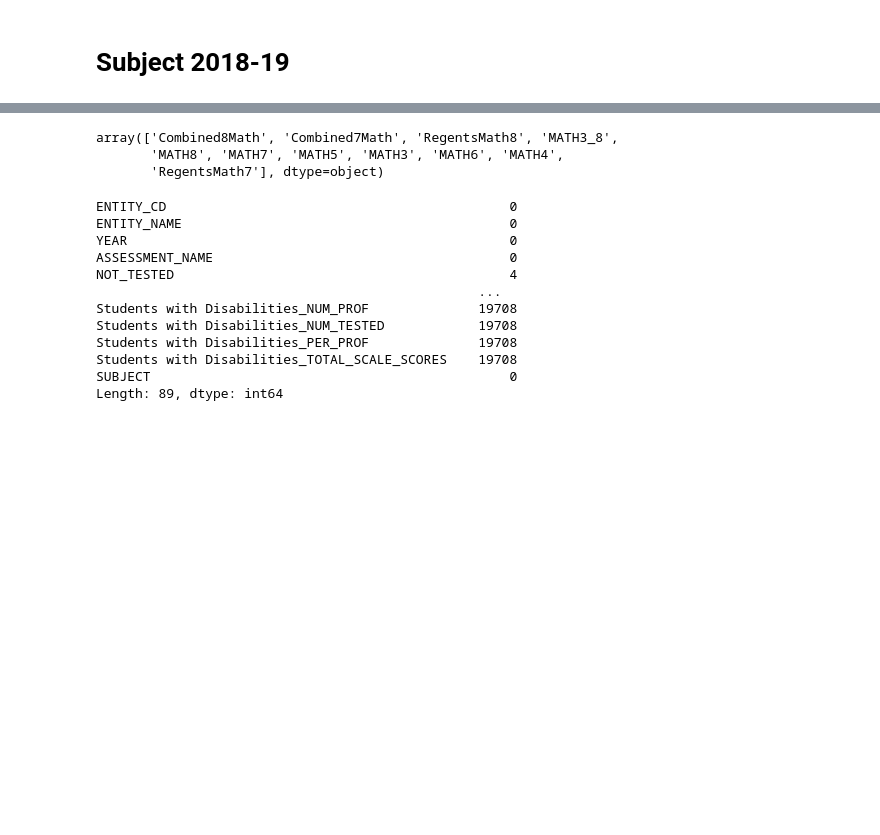
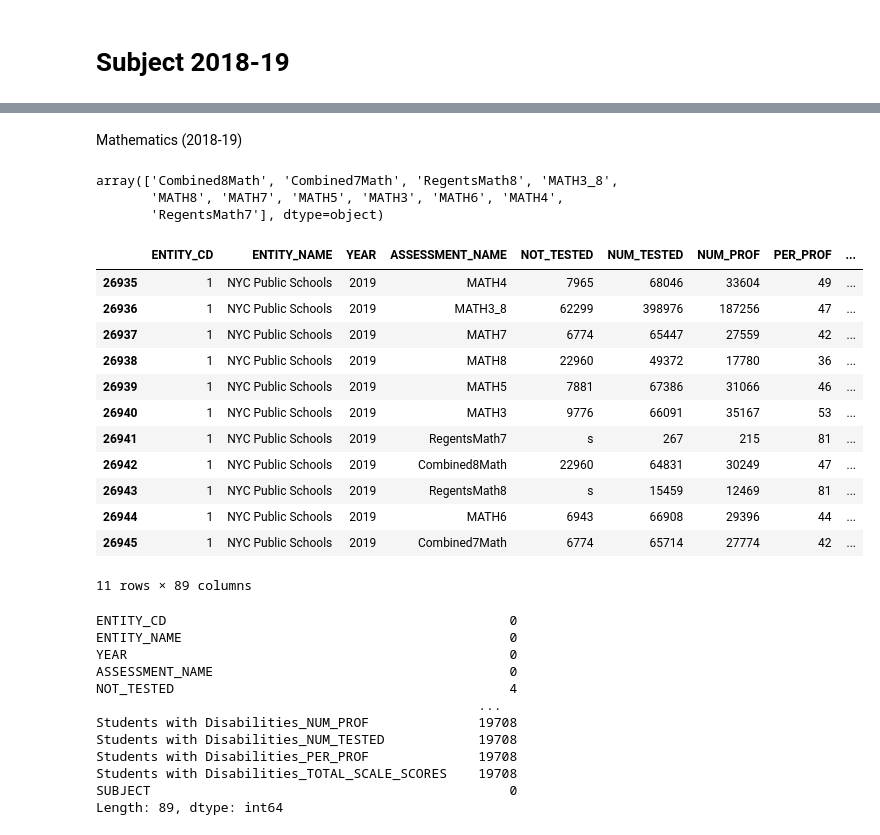
Before and after one commit to kashafali8/COVID-s-Impact-on-Students-Learning-Outcomes, a Jupyter notebook: Data_clean_merge/Merging_Subjects.ipynb, the cells around one changed output, grey strips where cells are left out. Cells and saved outputs as stored; diff of their text form; code cells hidden in the pictures; blank space fills up the shorter version.

```diff
--- a/Data_clean_merge/Merging_Subjects.ipynb
+++ b/Data_clean_merge/Merging_Subjects.ipynb
@@ -100,3 +162,5 @@ array(['Combined8Math', 'Combined7Math', 'RegentsMath8', 'MATH3_8',
+# %% [markdown]
+Mathematics (2018-19)
 # %%
 Math_2018_2019 = pd.read_csv('df_Math_2019.csv')
 
@@ -108,6 +172,22 @@ Math_2018_2019["ASSESSMENT_NAME"].unique()
 array(['Combined8Math', 'Combined7Math', 'RegentsMath8', 'MATH3_8',
        'MATH8', 'MATH7', 'MATH5', 'MATH3', 'MATH6', 'MATH4',
        'RegentsMath7'], dtype=object)
+# %%
+Math_2018_2019[(Math_2018_2019["YEAR"] == 2019) & (Math_2018_2019["ENTITY_CD"] == 1)]
+# %% [output]
+|  | ENTITY_CD | ENTITY_NAME | YEAR | ASSESSMENT_NAME | NOT_TESTED | NUM_TESTED | NUM_PROF | PER_PROF | ... |
+| 26935 | 1 | NYC Public Schools | 2019 | MATH4 | 7965 | 68046 | 33604 | 49 | ... |
+| 26936 | 1 | NYC Public Schools | 2019 | MATH3_8 | 62299 | 398976 | 187256 | 47 | ... |
+| 26937 | 1 | NYC Public Schools | 2019 | MATH7 | 6774 | 65447 | 27559 | 42 | ... |
+| 26938 | 1 | NYC Public Schools | 2019 | MATH8 | 22960 | 49372 | 17780 | 36 | ... |
+| 26939 | 1 | NYC Public Schools | 2019 | MATH5 | 7881 | 67386 | 31066 | 46 | ... |
+| 26940 | 1 | NYC Public Schools | 2019 | MATH3 | 9776 | 66091 | 35167 | 53 | ... |
+| 26941 | 1 | NYC Public Schools | 2019 | RegentsMath7 | s | 267 | 215 | 81 | ... |
+| 26942 | 1 | NYC Public Schools | 2019 | Combined8Math | 22960 | 64831 | 30249 | 47 | ... |
+| 26943 | 1 | NYC Public Schools | 2019 | RegentsMath8 | s | 15459 | 12469 | 81 | ... |
+| 26944 | 1 | NYC Public Schools | 2019 | MATH6 | 6943 | 66908 | 29396 | 44 | ... |
+| 26945 | 1 | NYC Public Schools | 2019 | Combined7Math | 6774 | 65714 | 27774 | 42 | ... |
+11 rows × 89 columns
 # %%
 # check for missing values
 Math_2018_2019.isnull().sum()
```
Also changed, not shown: parts of 18 cells of this notebook.
